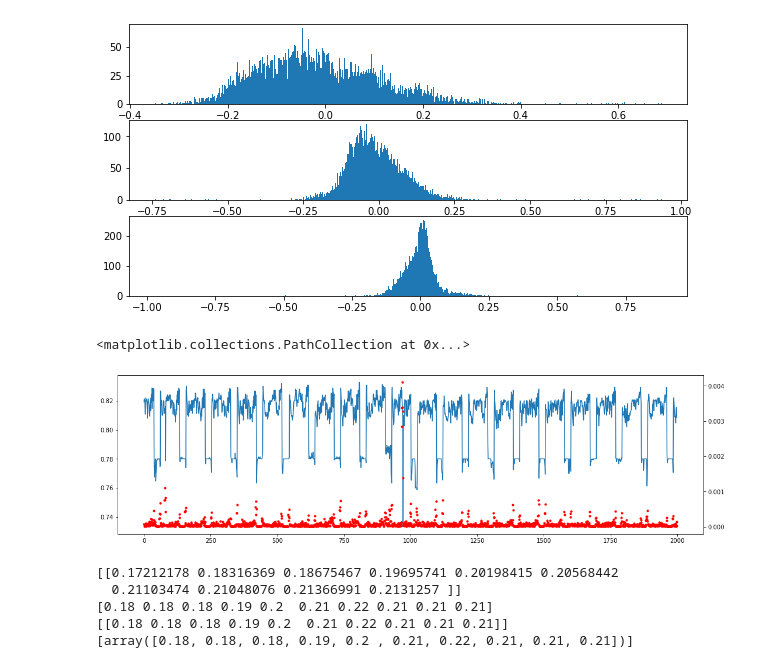
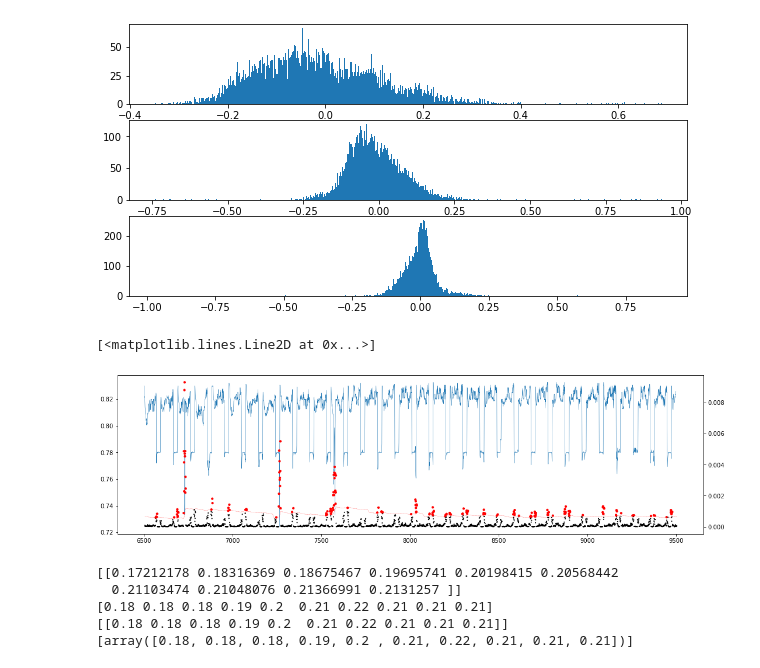
Before and after one commit to nacekoprivec/anomaly-detection, a Jupyter notebook: notebooks/GAN.ipynb, the cells around one changed output. Saved outputs shown, nothing was run; the diff lists cells and outputs as text; code cells hidden in the pictures.

Commit message:
Gan dynamic threshold

```diff
--- a/notebooks/GAN.ipynb
+++ b/notebooks/GAN.ipynb
@@ -32,7 +32,7 @@ display(df)
 | 15628 | 2020-04-01 08:30:00 | 0.815000 | 797188.561000 | -293.97 |
 15629 rows × 4 columns
 # %%
-N = 6
+N = 10
 FVs = []
 for i in range(N, len(df)):
     FV = df['analog2'][i-N:i]
@@ -41,4 +41,5 @@ FVs = np.array(FVs)
 print(FVs.shape)
 
 x_train = (FVs-0.8)
+print(len(x_train))
 # %% [output]
@@ -98,7 +100,7 @@ vae_loss = K.mean(rec_loss + kl_loss)
 vae.add_loss(vae_loss)
 vae.compile(optimizer =tf.keras.optimizers.Adam(lr = 0.001, beta_1 = 0.95))
 # %%
-batch_size = 5
+batch_size = 10
 vae.fit(x_train[:5000],x_train[:5000], epochs =100, batch_size = batch_size, validation_data = None, verbose = 1)
 # %% [output]
 Epoch 1/100
@@ -152,32 +154,44 @@ plt.show()
 [figure]
 # %%
 x_pred = vae.predict(x_train)
-fr = 0
-to = 2000
+fr = 6500
+to = 9500
 #plt.plot(x_pred[n], c = 'r')
 #plt.plot(x_train[n], c = 'k')
 
 def mse(vec1, vec2):
     mse = np.sum((np.add(np.array(vec1), -np.array(vec2))**2))
     return(mse)
 
 latent = encoder.predict(x_train)[0]
 errors = []
 for i in range(len(x_pred)):
     errors.append(mse(x_pred[i], x_train[i]))
 
 fig, ax1 = plt.subplots(figsize = (18, 5))
-ax1.plot(df['analog2'][fr:to])
+ax1.plot(df['analog2'][fr:to], lw = 0.5)
 
 ax2 = ax1.twinx()
 
-ax2.scatter(range(fr,to),errors[fr:to], c = 'r', s = 10)
+c = np.array(['k']*(to-fr))
+s = np.array([1]*(to-fr))
+threshold = []
+weights = np.exp(np.linspace(0.01, 1, 500))
+for i in range(fr, to):
+    threshold.append(4*np.ma.average(errors[i-500:i], weights = weights))
+    if(errors[i]>(threshold[-1])):
+        c[i-fr] = 'r'
+        s[i-fr] = 10
+
+ax2.scatter(range(fr+int(N/2),to+int(N/2)),(errors[fr:to]), c = c, s = s)
+ax2.plot(range(fr+int(N/2),to+int(N/2)),(threshold), c = 'r', linestyle = '--', lw = 0.3)
+#ax2.hlines(0.5*max(errors[:5000]) ,fr, to, linestyle = '--', color = 'r')
 #ax2.scatter(range(fr+19,to),np.convolve(errors[fr:to], np.ones(20)/20, mode='valid'), c = 'r', s = 10)
 #ax2.set_yscale('log')
 #plt.savefig("Autoencoder_mse_AD.png", dpi = 100)
 # %% [output]
-<matplotlib.collections.PathCollection at 0x...>
+[<matplotlib.lines.Line2D at 0x...>]
-[figure, old version]
+[figure, new version]
 # %%
 x_pred = vae.predict(x_train[0].reshape(1, 10))
 print(x_pred)
```
Also changed, not shown: parts of 3 cells of this notebook, 7 other files.
